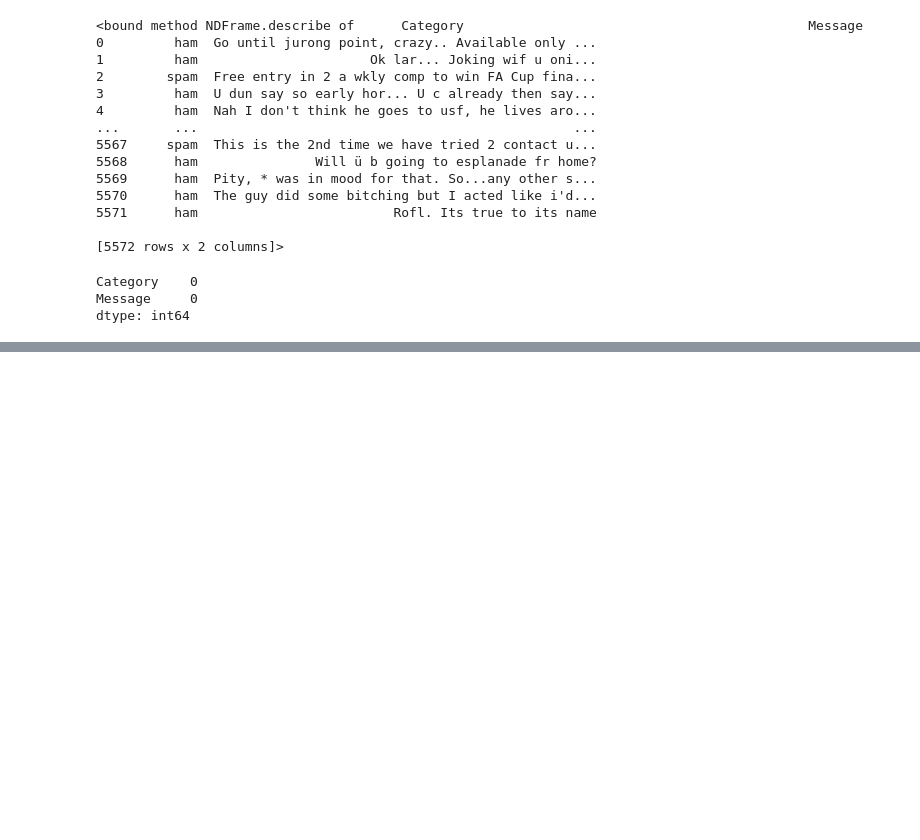
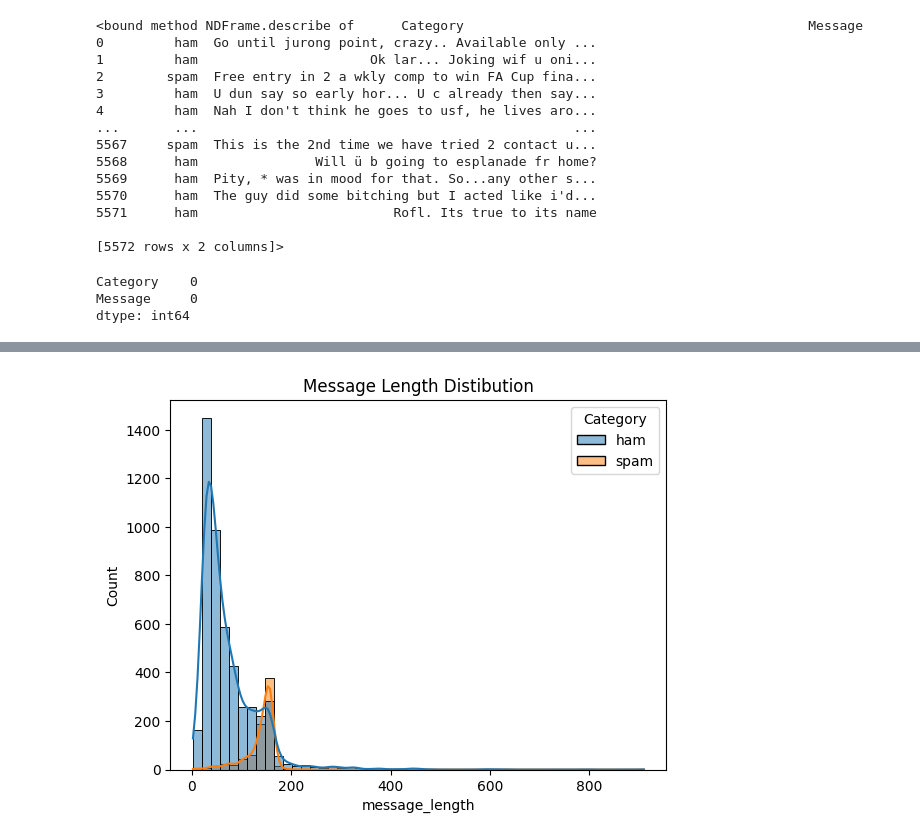
Before and after one commit to UmymaM/ml-dl-cv-fundamentals, a Jupyter notebook: spam-email-detector/eda.ipynb, the cells around one changed output, grey strips where cells are left out. Drawn from its saved outputs; the diff is of its cells as text; code cells hidden in the pictures; blank space fills up the shorter version.

```diff
--- a/spam-email-detector/eda.ipynb
+++ b/spam-email-detector/eda.ipynb
@@ -64,0 +76,7 @@ ValueError: hist method requires numerical or datetime columns, nothing to plot.
+# %%
+# df=pd.DataFrame([[2,3]]*3,columns=["a","b"])
+# df2=pd.DataFrame([[1,2,3,4,5],[6,7,8,9,0]],columns=["col1","col2","col3","col4","col5"])
+# df2.apply(np.square)
+
+df["message_length"]=df["Message"].apply(len)
+df
@@ -64,0 +97,6 @@ ValueError: hist method requires numerical or datetime columns, nothing to plot.
+# %%
+sns.histplot(data=df,x="message_length",hue="Category",bins=50,kde=50)
+plt.title("Message Length Distibution")
+plt.show()
+# %% [output]
+[figure, added]
```
Also changed, not shown: parts of 3 cells of this notebook.
